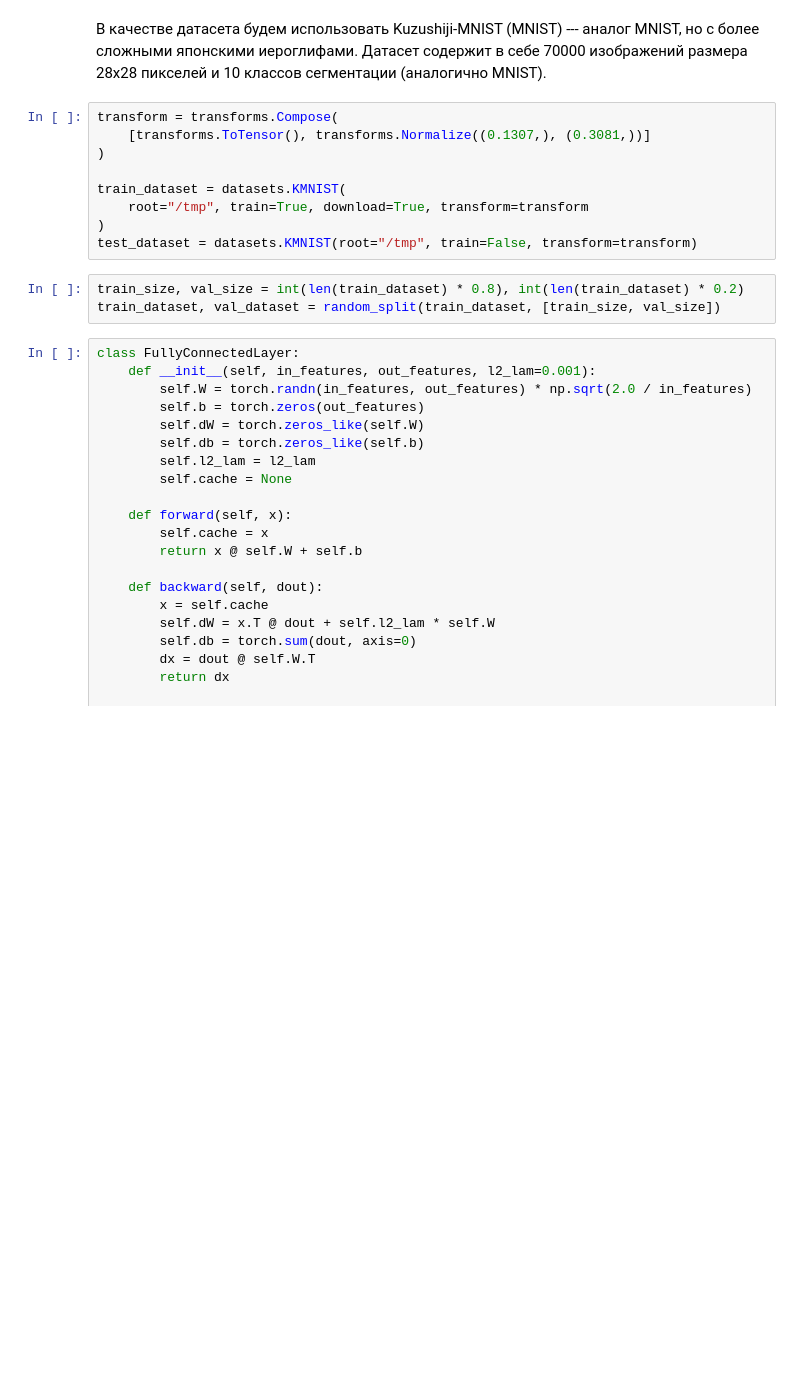
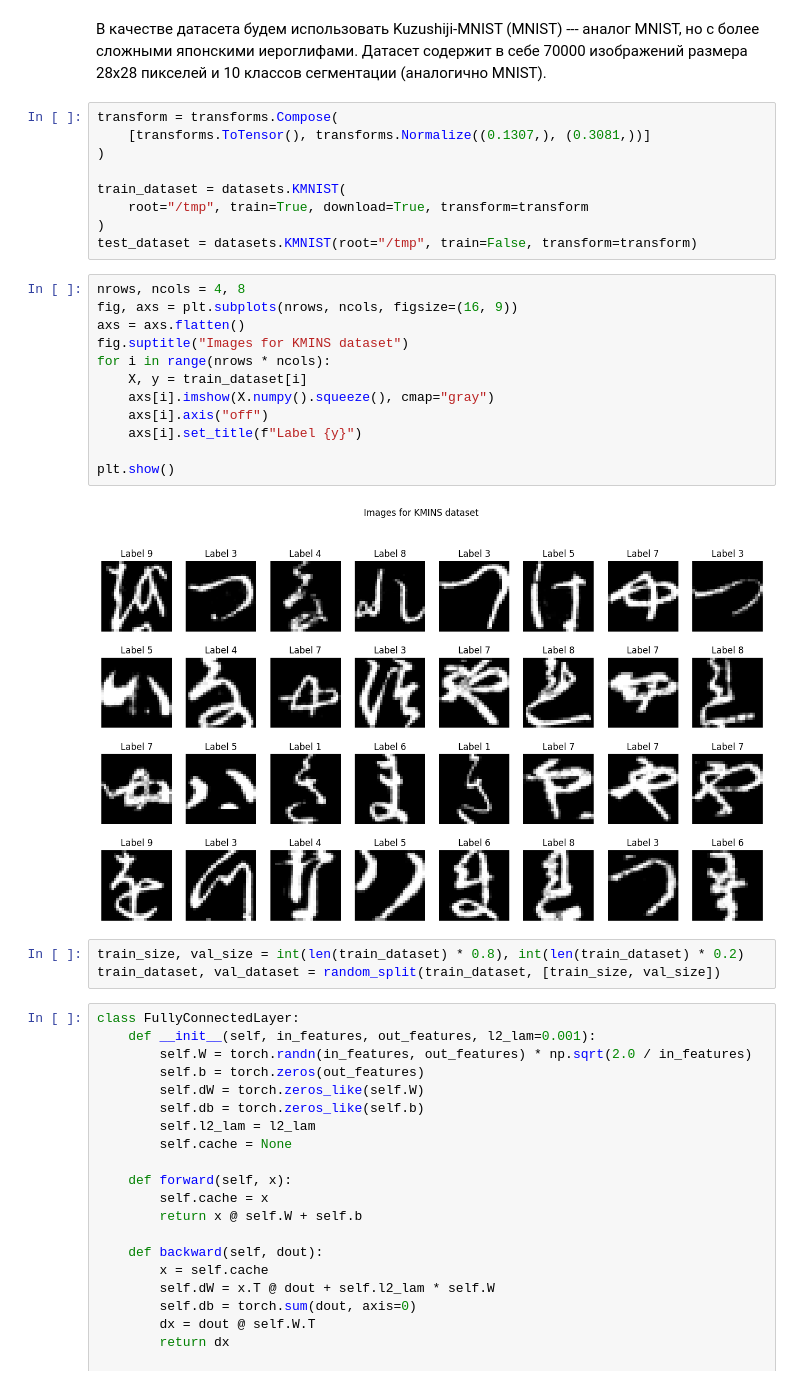
Before and after one commit to maybenotilya/ml-course, a Jupyter notebook: solutions/task07_neural_network.ipynb, the cells around one changed output. Drawn from its saved outputs; the diff is of its cells as text; blank space fills up the shorter version.

```diff
--- a/solutions/task07_neural_network.ipynb
+++ b/solutions/task07_neural_network.ipynb
@@ -35,6 +38,20 @@ train_dataset = datasets.KMNIST(
     root="/tmp", train=True, download=True, transform=transform
 )
 test_dataset = datasets.KMNIST(root="/tmp", train=False, transform=transform)
+# %%
+nrows, ncols = 4, 8
+fig, axs = plt.subplots(nrows, ncols, figsize=(16, 9))
+axs = axs.flatten()
+fig.suptitle("Images for KMINS dataset")
+for i in range(nrows * ncols):
+    X, y = train_dataset[i]
+    axs[i].imshow(X.numpy().squeeze(), cmap="gray")
+    axs[i].axis("off")
+    axs[i].set_title(f"Label {y}")
+
+plt.show()
+# %% [output]
+[figure, added]
 # %%
 train_size, val_size = int(len(train_dataset) * 0.8), int(len(train_dataset) * 0.2)
 train_dataset, val_dataset = random_split(train_dataset, [train_size, val_size])
```
Also changed, not shown: parts of 12 cells of this notebook.
